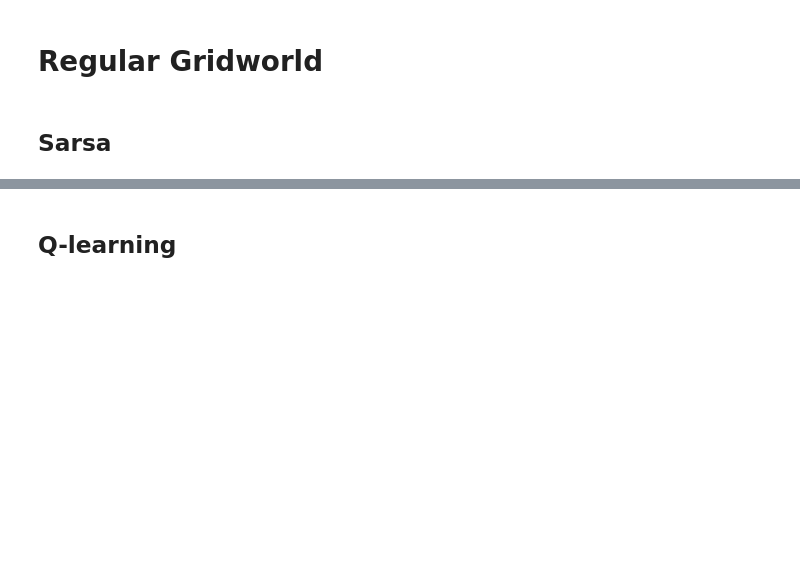
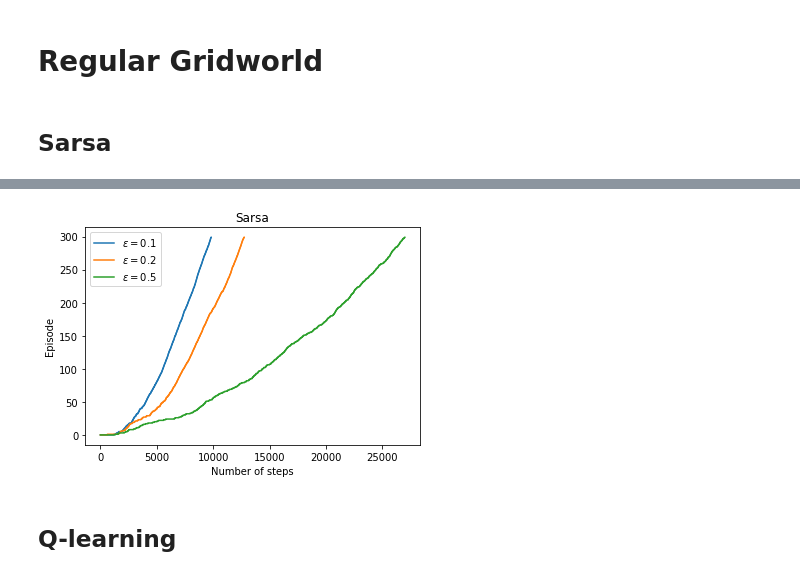
Before and after one commit to MatthewFilipovich/rl-gridworld, a Jupyter notebook: Plots.ipynb, the cells around one changed output, grey strips where cells are left out. Saved outputs shown, nothing was run; the diff lists cells and outputs as text; code cells hidden in the pictures; blank space fills up the shorter version.

```diff
--- a/Plots.ipynb
+++ b/Plots.ipynb
@@ -54,3 +95,7 @@ plot_step_per_ep(eps1, '$\\alpha=0.1$',eps2, '$\\alpha=0.5$',eps3, '$\\alpha=0.8
+# %%
+plot_ep_step(eps[0], '$\epsilon=0.1$',eps[1], '$\\epsilon=0.2$',eps[2], '$\\epsilon=0.5$', 'Sarsa')
+# %% [output]
+[figure, added]
 # %% [markdown]
 ## Q-learning
 # %% [markdown]
```
Also changed, not shown: parts of 8 cells of this notebook.
